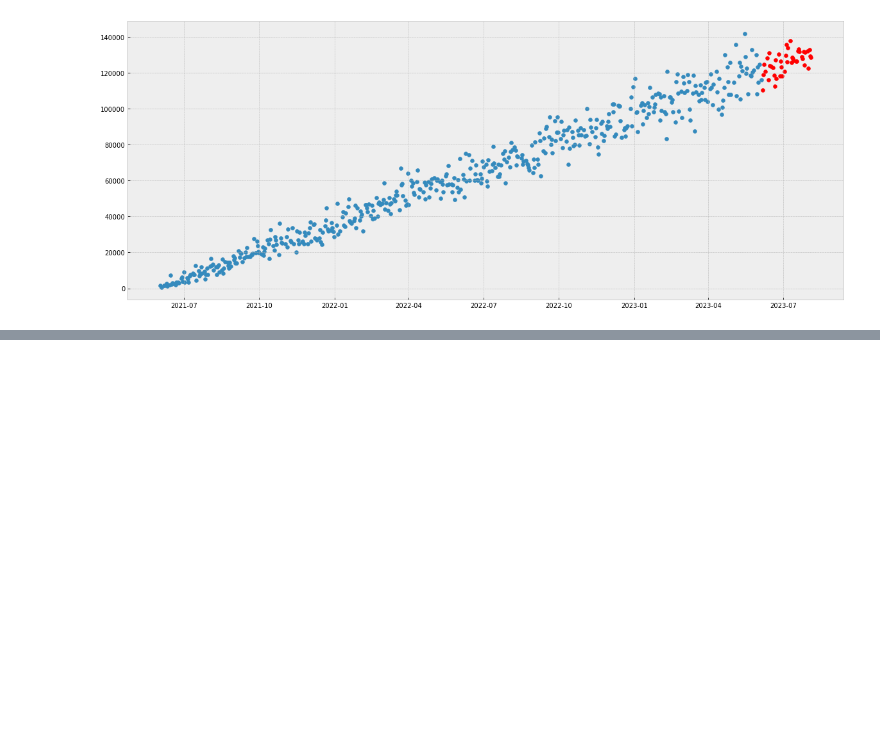
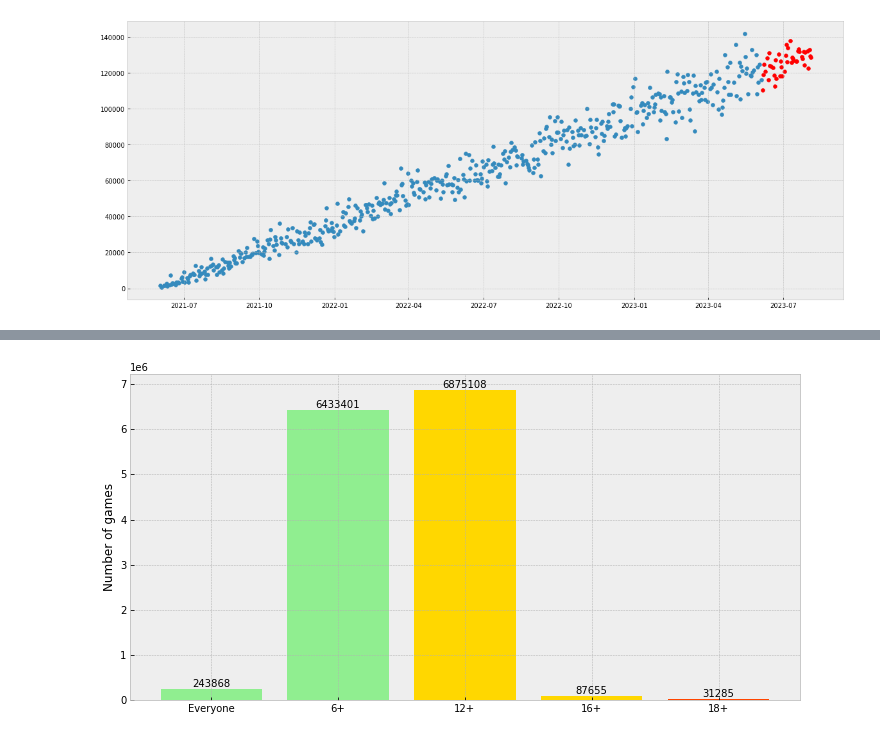
Before and after one commit to mweuro/Gameshop_database, a Jupyter notebook: Michal/analysis.ipynb, the cells around one changed output, grey strips where cells are left out. Drawn from its saved outputs; the diff is of its cells as text; code cells hidden in the pictures; blank space fills up the shorter version.

```diff
--- a/Michal/analysis.ipynb
+++ b/Michal/analysis.ipynb
@@ -470,0 +536,8 @@ plt.show()
+# %%
+Session = sessionmaker(bind = engine)
+session = Session()
+query = session.query(games_for_sale).all()
+column_names = query[0].keys()
+df6 = pd.DataFrame(query, columns = column_names)
+df6 = df6[['age', 'availability']]
+df6 = df6.groupby('age').sum()
@@ -470,0 +551,9 @@ plt.show()
+# %%
+pegi = pd.DataFrame(index = ['Everyone', '6+', '12+', '16+', '18+'],
+                    data = [sum(df6[df6.index < 6].values),
+                     sum(df6.loc[(df6.index >= 6) & (df6.index < 12)].values),
+                     sum(df6.loc[(df6.index >= 12) & (df6.index < 16)].values),
+                     sum(df6.loc[(df6.index >= 16) & (df6.index < 18)].values),
+                     sum(df6[df6.index >= 18].values)],
+                   columns = ['Number of games'])
+pegi
@@ -470,0 +567,10 @@ plt.show()
+# %%
+plt.style.use('bmh')
+fig, ax = plt.subplots(figsize = (12, 6))
+ax.bar(pegi.index, pegi['Number of games'], color = ['lightgreen', 'lightgreen', 'gold', 'gold' , 'orangered'])
+ax.set_xticklabels(pegi.index)
+ax.set_ylabel('Number of games')
+ax.bar_label(ax.containers[0], fmt= '%i', label_type='edge')
+plt.show()
+# %% [output]
+[figure, added]
```
Also changed, not shown: parts of 7 cells of this notebook.
